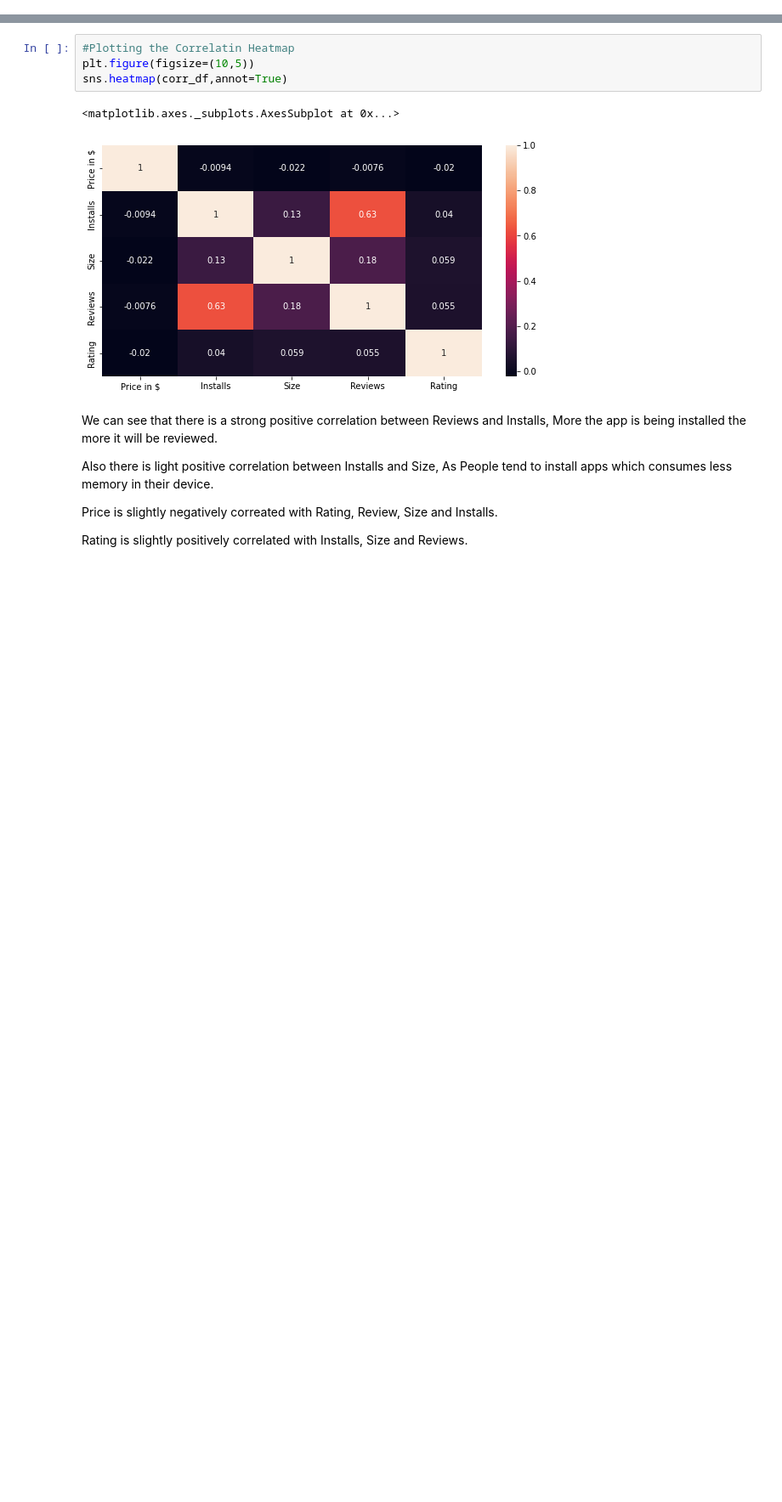
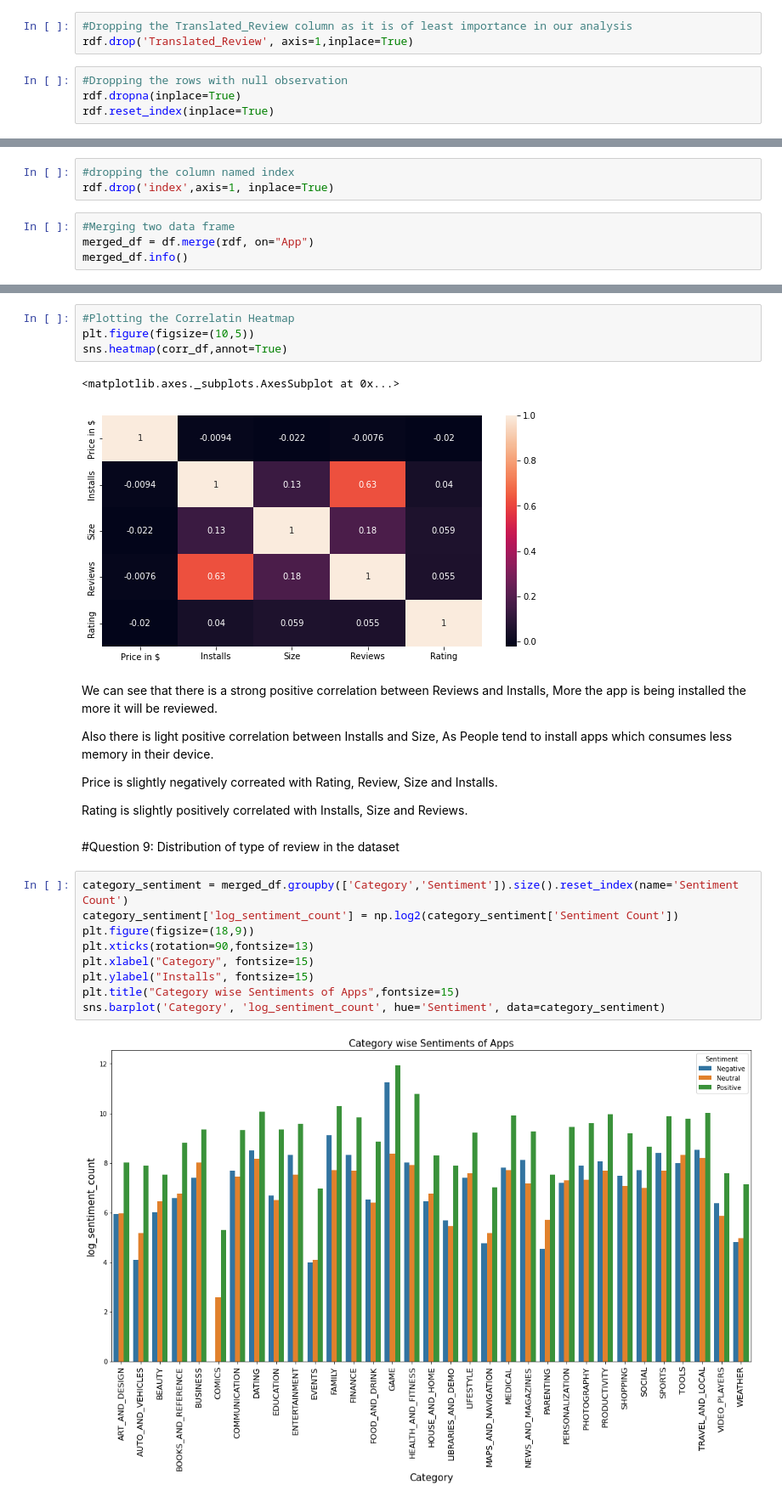
Before and after one commit to asadalam1/Practice-, a Jupyter notebook: Original_Play_Store_App_Review_Analysis_Capstone_Project.ipynb, the cells around one changed output, grey strips where cells are left out. Shown at 85% size. Drawn from its saved outputs; the diff is of its cells as text; blank space fills up the shorter version.

```diff
--- a/Original_Play_Store_App_Review_Analysis_Capstone_Project.ipynb
+++ b/Original_Play_Store_App_Review_Analysis_Capstone_Project.ipynb
@@ -390,0 +391,7 @@ df[df['App']=='Angry Birds Classic']
+# %%
+#Dropping the Translated_Review column as it is of least importance in our analysis
+rdf.drop('Translated_Review', axis=1,inplace=True)
+# %%
+#Dropping the rows with null observation
+rdf.dropna(inplace=True)
+rdf.reset_index(inplace=True)
@@ -390,0 +413,7 @@ df[df['App']=='Angry Birds Classic']
+# %%
+#dropping the column named index
+rdf.drop('index',axis=1, inplace=True)
+# %%
+#Merging two data frame
+merged_df = df.merge(rdf, on="App")
+merged_df.info()
@@ -900,3 +947,16 @@ Also there is light positive correlation between Installs and Size, As People te
 Price is slightly negatively correated with Rating, Review, Size and Installs.
 
 Rating is slightly positively correlated with Installs, Size and Reviews.
+# %% [markdown]
+#Question 9: Distribution of type of review in the dataset
+# %%
+category_sentiment = merged_df.groupby(['Category','Sentiment']).size().reset_index(name='Sentiment Count')
+category_sentiment['log_sentiment_count'] = np.log2(category_sentiment['Sentiment Count'])
+plt.figure(figsize=(18,9))
+plt.xticks(rotation=90,fontsize=13)
+plt.xlabel("Category", fontsize=15)
+plt.ylabel("Installs", fontsize=15)
+plt.title("Category wise Sentiments of Apps",fontsize=15)
+sns.barplot('Category', 'log_sentiment_count', hue='Sentiment', data=category_sentiment)
+# %% [output]
+[figure, added]
```
Also changed, not shown: parts of 9 cells of this notebook.
